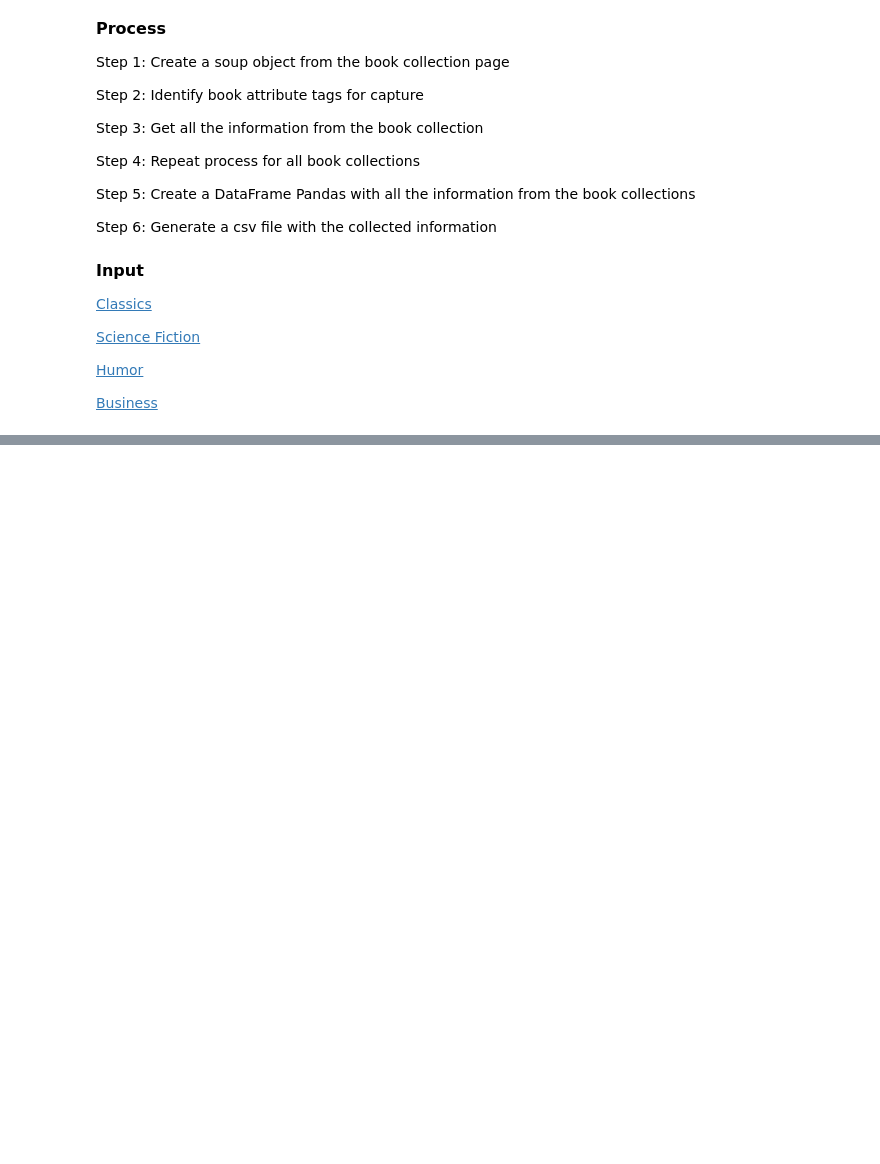
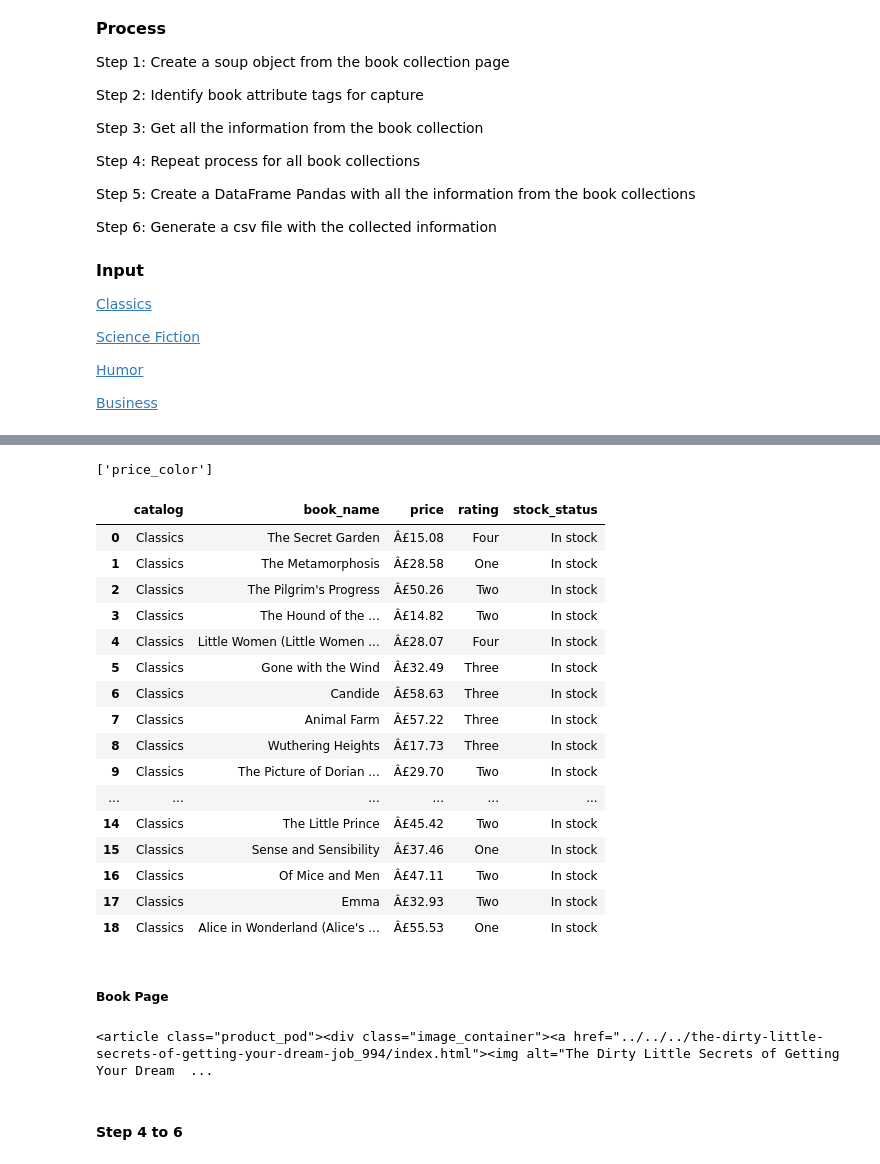
Before and after one commit to MarcosRMG/ds_ao_dev, a Jupyter notebook: notebooks/DS ao DEV.ipynb, the cells around one changed output, grey strips where cells are left out. Saved outputs shown, nothing was run; the diff lists cells and outputs as text; code cells hidden in the pictures; blank space fills up the shorter version.

```diff
--- a/notebooks/DS ao DEV.ipynb
+++ b/notebooks/DS ao DEV.ipynb
@@ -340,0 +398,5 @@ Step 6: Generate a csv file with the collected information
+# %%
+# Price of book
+prices = soup.find_all('p', class_ = 'price_color')
+prices_list = [price.get_text() for price in prices]
+prices_list
@@ -340,0 +423,5 @@ Step 6: Generate a csv file with the collected information
+# %%
+# Stock
+stock_prod = soup.find_all('p', class_ = 'instock availability')
+stock_status_list = [stock.get_text() for stock in stock_prod]
+stock_status_list
@@ -340,0 +452,6 @@ Step 6: Generate a csv file with the collected information
+# %%
+# Rating
+#soup.find_all('p', class_ = True)[0].attrs['class'][1]
+ratings = soup.find_all('p', class_ = True)
+rating_list = [r.attrs['class'] for r in ratings]
+rating_list
@@ -340,0 +476,5 @@ Step 6: Generate a csv file with the collected information
+# %%
+rating_list_clean = list()
+for i in range(0, len(rating_list), 3):
+    rating_list_clean.append(rating_list[i][1])
+rating_list_clean
@@ -340,0 +501,38 @@ Step 6: Generate a csv file with the collected information
+# %%
+rating_list[1]
+# %% [output]
+['price_color']
+# %%
+pd.DataFrame({
+    'catalog': catalog,
+    'book_name': book_name_list,
+    'price': prices_list,
+    'rating': rating_list_clean,
+    'stock_status': stock_status_list
+})
+# %% [output]
+|  | catalog | book_name | price | rating | stock_status |
+| 0 | Classics | The Secret Garden | Â£15.08 | Four | In stock |
+| 1 | Classics | The Metamorphosis | Â£28.58 | One | In stock |
+| 2 | Classics | The Pilgrim's Progress | Â£50.26 | Two | In stock |
+| 3 | Classics | The Hound of the ... | Â£14.82 | Two | In stock |
+| 4 | Classics | Little Women (Little Women ... | Â£28.07 | Four | In stock |
+| 5 | Classics | Gone with the Wind | Â£32.49 | Three | In stock |
+| 6 | Classics | Candide | Â£58.63 | Three | In stock |
+| 7 | Classics | Animal Farm | Â£57.22 | Three | In stock |
+| 8 | Classics | Wuthering Heights | Â£17.73 | Three | In stock |
+| 9 | Classics | The Picture of Dorian ... | Â£29.70 | Two | In stock |
+| ... | ... | ... | ... | ... | ... |
+| 14 | Classics | The Little Prince | Â£45.42 | Two | In stock |
+| 15 | Classics | Sense and Sensibility | Â£37.46 | One | In stock |
+| 16 | Classics | Of Mice and Men | Â£47.11 | Two | In stock |
+| 17 | Classics | Emma | Â£32.93 | Two | In stock |
+| 18 | Classics | Alice in Wonderland (Alice's ... | Â£55.53 | One | In stock |
+# %% [markdown]
+##### Book Page
+# %%
+soup.find('article', class_ = 'product_pod')
+# %% [output]
+<article class="product_pod"><div class="image_container"><a href="../../../the-dirty-little-secrets-of-getting-your-dream-job_994/index.html"><img alt="The Dirty Little Secrets of Getting Your Dream  ...
+# %% [markdown]
+#### Step 4 to 6
```
Also changed, not shown: parts of 18 cells of this notebook, 1 other file.
